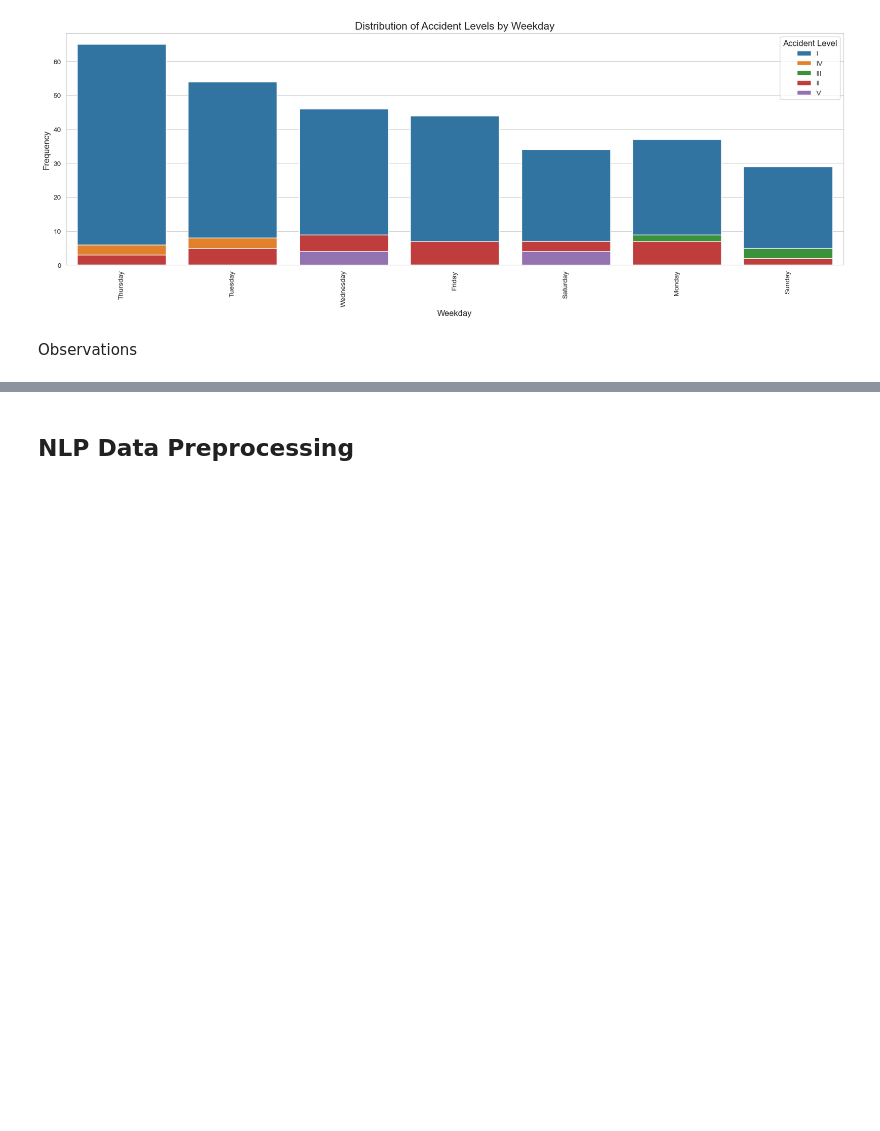
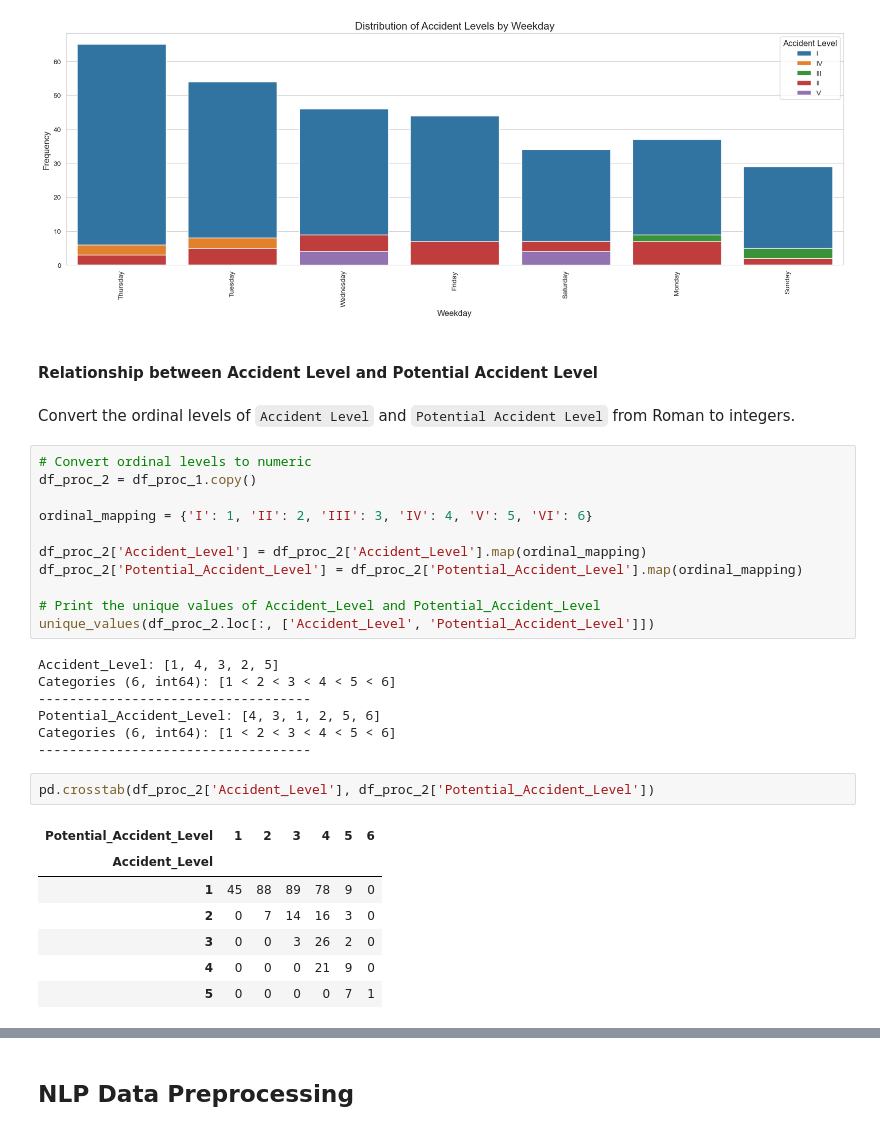
Before and after one commit to MeeruChandra/GL_NLP1_Group2, a Jupyter notebook: GLCapstone_NLP1.ipynb, the cells around one changed output, grey strips where cells are left out. Saved outputs shown, nothing was run; the diff lists cells and outputs as text; blank space fills up the shorter version.

```diff
--- a/GLCapstone_NLP1.ipynb
+++ b/GLCapstone_NLP1.ipynb
@@ -330,5 +336,35 @@ plot_accident_levels(df_proc_1, 'Month')
 plot_accident_levels(df_proc_1, 'Weekday')
 # %% [output]
 [figure]
-# %% [markdown]
-Observations
+# %% [markdown]
+#### **Relationship between Accident Level and Potential Accident Level**
+# %% [markdown]
+Convert the ordinal levels of `Accident Level` and `Potential Accident Level` from Roman to integers.
+# %%
+# Convert ordinal levels to numeric
+df_proc_2 = df_proc_1.copy()
+
+ordinal_mapping = {'I': 1, 'II': 2, 'III': 3, 'IV': 4, 'V': 5, 'VI': 6}
+
+df_proc_2['Accident_Level'] = df_proc_2['Accident_Level'].map(ordinal_mapping)
+df_proc_2['Potential_Accident_Level'] = df_proc_2['Potential_Accident_Level'].map(ordinal_mapping)
+
+# Print the unique values of Accident_Level and Potential_Accident_Level
+unique_values(df_proc_2.loc[:, ['Accident_Level', 'Potential_Accident_Level']])
+# %% [output]
+Accident_Level: [1, 4, 3, 2, 5]
+Categories (6, int64): [1 < 2 < 3 < 4 < 5 < 6]
+-----------------------------------
+Potential_Accident_Level: [4, 3, 1, 2, 5, 6]
+Categories (6, int64): [1 < 2 < 3 < 4 < 5 < 6]
+-----------------------------------
+# %%
+pd.crosstab(df_proc_2['Accident_Level'], df_proc_2['Potential_Accident_Level'])
+# %% [output]
+| Potential_Accident_Level | 1 | 2 | 3 | 4 | 5 | 6 |
+| Accident_Level |  |  |  |  |  |  |
+| 1 | 45 | 88 | 89 | 78 | 9 | 0 |
+| 2 | 0 | 7 | 14 | 16 | 3 | 0 |
+| 3 | 0 | 0 | 3 | 26 | 2 | 0 |
+| 4 | 0 | 0 | 0 | 21 | 9 | 0 |
+| 5 | 0 | 0 | 0 | 0 | 7 | 1 |
```
Also changed, not shown: parts of 19 cells of this notebook.
